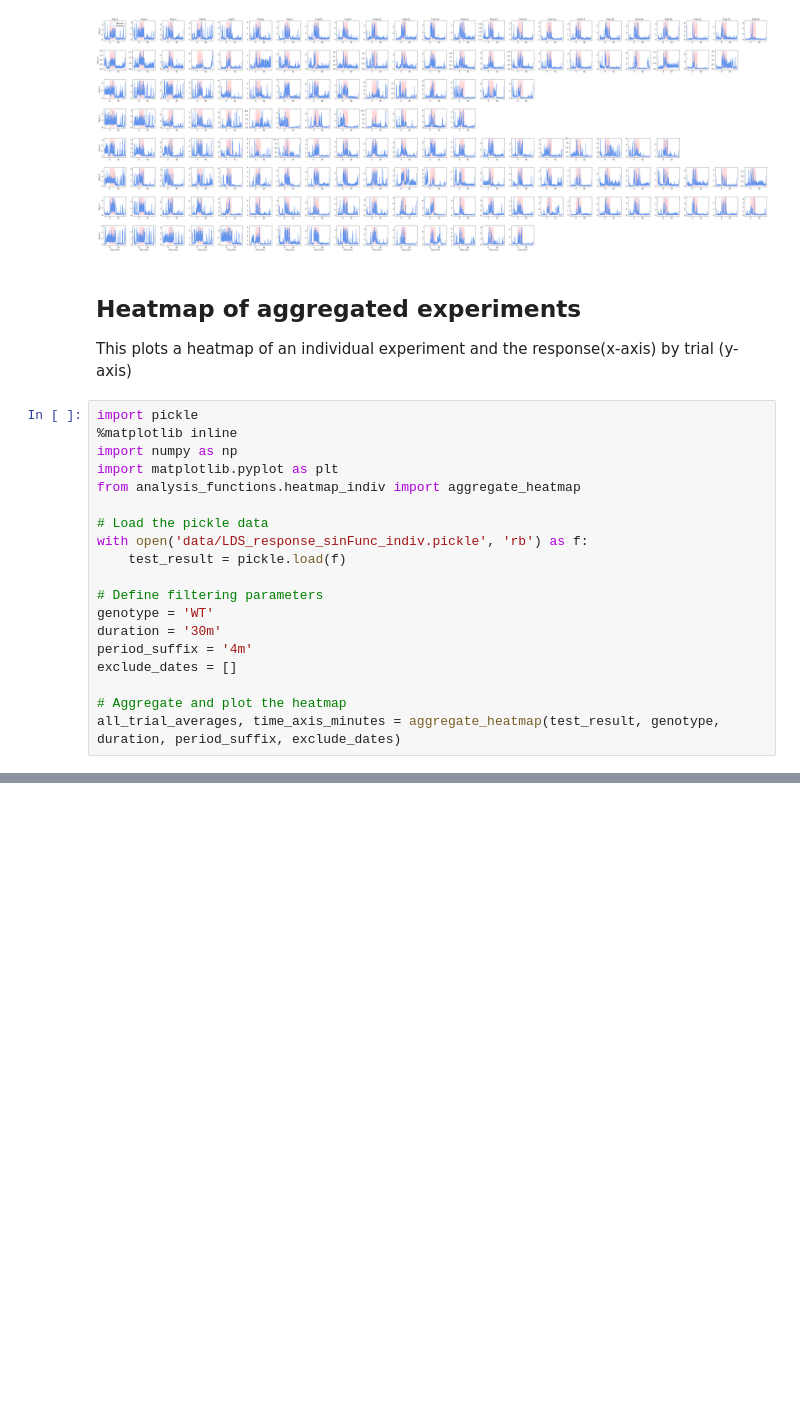
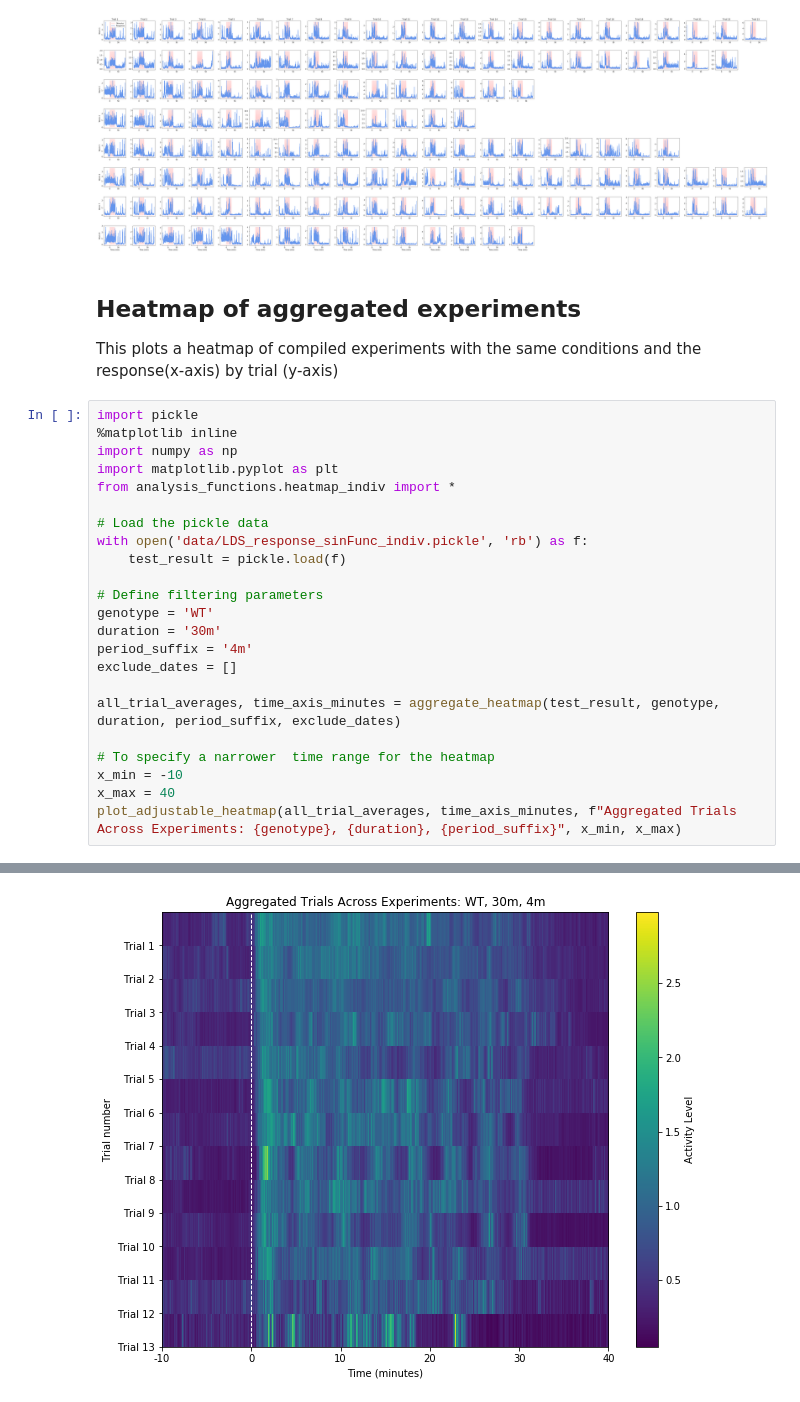
Before and after one commit to lswyss/temporalBeh, a Jupyter notebook: scripts/sinWave_indiv.ipynb, the cells around one changed output, grey strips where cells are left out. Cells and saved outputs as stored; diff of their text form; blank space fills up the shorter version.

Commit message:
Update analysis scripts and notebooks

```diff
--- a/scripts/sinWave_indiv.ipynb
+++ b/scripts/sinWave_indiv.ipynb
@@ -94,42 +94,47 @@ plot_worm_trials('013024WT_30m_3.4mPeriod')
 # %% [markdown]
 ## Heatmap of aggregated experiments
 
-This plots a heatmap of an individual experiment and the response(x-axis) by trial (y-axis)
+This plots a heatmap of compiled experiments with the same conditions and the response(x-axis) by trial (y-axis)
 # %%
 import pickle
 %matplotlib inline
 import numpy as np
 import matplotlib.pyplot as plt
-from analysis_functions.heatmap_indiv import aggregate_heatmap
+from analysis_functions.heatmap_indiv import *
 
 # Load the pickle data
 with open('data/LDS_response_sinFunc_indiv.pickle', 'rb') as f:
     test_result = pickle.load(f)
 
 # Define filtering parameters
 genotype = 'WT'
 duration = '30m'
 period_suffix = '4m'
 exclude_dates = []
 
-# Aggregate and plot the heatmap
 all_trial_averages, time_axis_minutes = aggregate_heatmap(test_result, genotype, duration, period_suffix, exclude_dates)
+
+# To specify a narrower  time range for the heatmap
+x_min = -10
+x_max = 40
+plot_adjustable_heatmap(all_trial_averages, time_axis_minutes, f"Aggregated Trials Across Experiments: {genotype}, {duration}, {period_suffix}", x_min, x_max)
 # %% [output]
 Filtered Experiments:
 081823WT_30m_4mPeriod
 081123WT_30m_4mPeriod
 072123WT_30m_4mPeriod
 080123WT_30m_4mPeriod
 052623WT_30m_4mPeriod
 Trial 1: 23 worms
 Trial 2: 21 worms
 Trial 3: 20 worms
 Trial 4: 15 worms
 Trial 5: 11 worms
 Trial 6: 11 worms
 ... (6 lines left out)
 Trial 13: 1 worms
 Time axis (minutes): [-30.00833333 -30.         -29.99166667 ...  89.96666667  89.975
   89.98333333]
 Shape of trial averages: (13, 14400)
 [figure]
+[figure, added]
```
Also changed, not shown: parts of 2 cells of this notebook, 4 other files.
